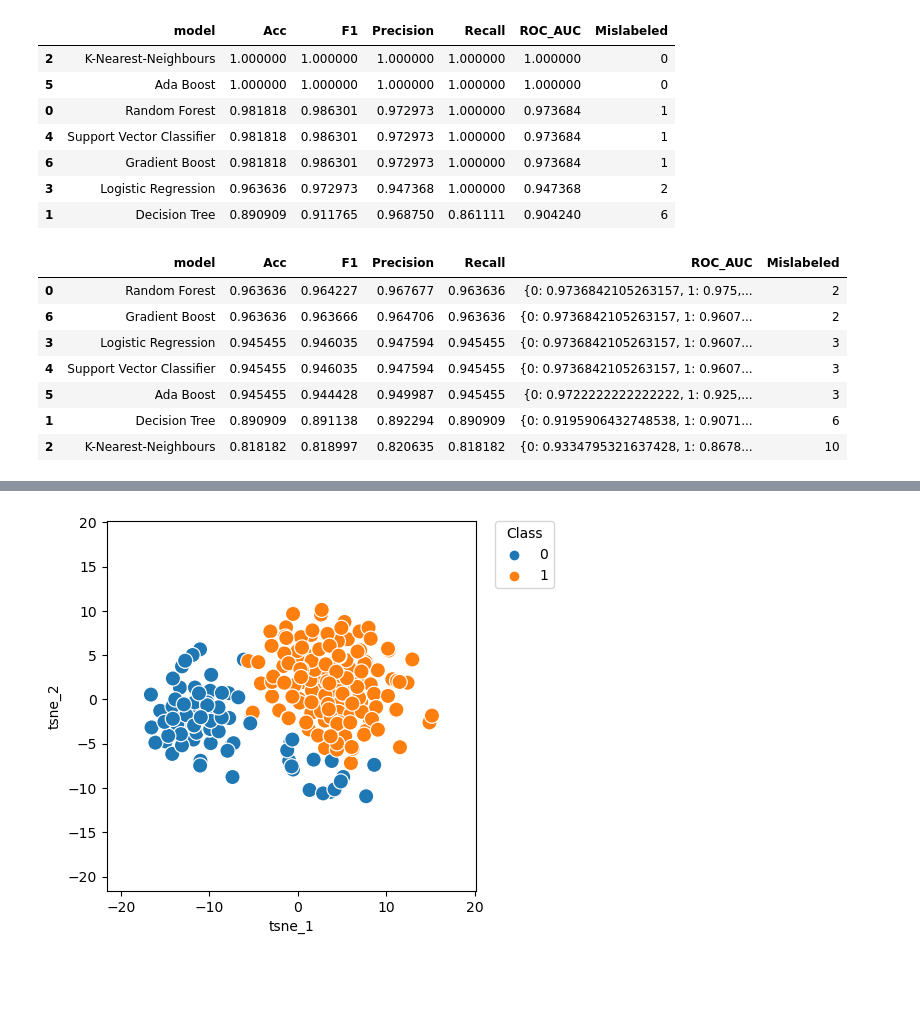
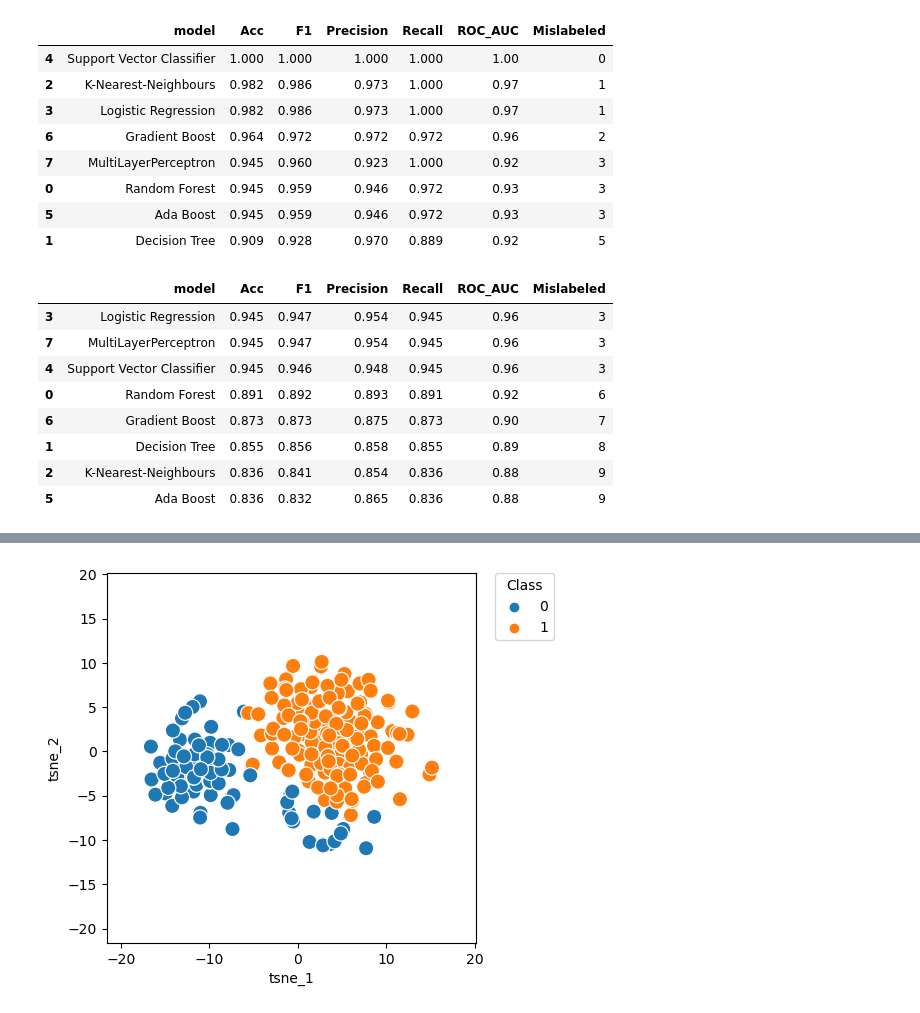
Before and after one commit to jakubpludowski/NAFLD-classifier, a Jupyter notebook: model.ipynb, the cells around one changed output, grey strips where cells are left out. Cells and saved outputs as stored; diff of their text form; code cells hidden in the pictures; blank space fills up the shorter version.

```diff
--- a/model.ipynb
+++ b/model.ipynb
@@ -176,33 +237,21 @@ GradientBoostingClassifier()
 # %%
-rf_model_cat = RandomForestClassifier(criterion= 'entropy',n_estimators=500, max_depth=7,max_features='sqrt')
-dt_model_cat = DecisionTreeClassifier(criterion='entropy', max_depth=6, max_features='sqrt', min_samples_leaf=2, min_samples_split=3)
-knn_model_cat = KNeighborsClassifier(algorithm='auto', leaf_size=2, n_neighbors=3, p=1, weights='uniform')
-log_model_cat = LogisticRegression(solver='saga',multi_class="ovr",max_iter=100, C=1, penalty='l2', l1_ratio=0.255)
+rf_model_cat = RandomForestClassifier(criterion= 'gini', n_estimators=200, max_depth=5,max_features='sqrt')
+dt_model_cat = DecisionTreeClassifier(criterion='entropy', max_depth=4, max_features=None, min_samples_leaf=9, min_samples_split=2)
+knn_model_cat = KNeighborsClassifier(algorithm='auto', leaf_size=2, n_neighbors=5, p=2, weights='uniform')
+log_model_cat = LogisticRegression(solver='saga',multi_class="ovr",max_iter=1000, C=1, penalty='elasticnet', l1_ratio=0.255)
 svc_model_cat = SVC(kernel='rbf', C=10, gamma=0.001)
-ada_model_cat = AdaBoostClassifier(n_estimators=64, learning_rate= 0.1)
+ada_model_cat = AdaBoostClassifier(n_estimators=118, learning_rate= 1)
 gb_model_cat = GradientBoostingClassifier(criterion='friedman_mse', learning_rate=1.0, loss='log_loss', min_samples_split=5, n_estimators=500)
+nn_model_cat = MLPClassifier(hidden_layer_sizes=(55, 37))
 # %%
-names = ["Random Forest", "Decision Tree", "K-Nearest-Neighbours", "Logistic Regression", "Support Vector Classifier", "Ada Boost", "Gradient Boost"]
+pca_global = True
+names = ["Random Forest", "Decision Tree", "K-Nearest-Neighbours", "Logistic Regression", "Support Vector Classifier", "Ada Boost", "Gradient Boost", "MultiLayerPerceptron"]
 
 test_size = 0.2
 multi_label_average_param = "weighted"
 
-models_bin = [rf_model_bin,dt_model_bin,knn_model_bin,log_model_bin,svc_model_bin,ada_model_bin,gb_model_bin]
+models_bin = [rf_model_bin,dt_model_bin,knn_model_bin,log_model_bin,svc_model_bin,ada_model_bin,gb_model_bin, nn_model_bin]
+models_cat = [rf_model_cat,dt_model_cat,knn_model_cat,log_model_cat,svc_model_cat,ada_model_cat,gb_model_cat, nn_model_cat]
 
-metrics_bin = []
-metrics_cat = []
-features_bin = []
-features_cat = []
-
-for model in models_bin:
-    metric, feature = check_model(model=model, data=data_bin, data_columns=data_bin.columns, test_size = test_size)
-    metrics_bin.append(metric)
-    features_bin.append(feature)
-
-
-models_cat = [rf_model_cat,dt_model_cat,knn_model_cat,log_model_cat,svc_model_cat,ada_model_cat,gb_model_cat]
-
-for model in models_cat:
-    metric, feature = check_model(model=model, data=data_cat, data_columns=data_bin.columns, test_size = test_size, binary=False, multi_label_average=multi_label_average_param)
-    metrics_cat.append(metric)
-    features_cat.append(feature)
+metrics_bin, features_bin = check_models(models=models_bin, data=data_bin, data_columns=data_bin.columns, test_size = test_size, pca=pca_global)
+metrics_cat, features_cat = check_models(models=models_cat, data=data_cat, data_columns=data_bin.columns, test_size = test_size, binary=False, multi_label_average=multi_label_average_param, pca=pca_global)
@@ -228,24 +272,26 @@ For model Gradient Boost the 5 most important features are: ['BMI', 'C12:0', 'C1
 results_bin = convert_metrics_to_dataframe(metrics_bin, names)
 results_cat = convert_metrics_to_dataframe(metrics_cat, names)
 # %%
-results_bin.sort_values(by = "F1", ascending=False)
+results_bin.sort_values(by = "F1", ascending=False).round(decimals=3)
 # %% [output]
 |  | model | Acc | F1 | Precision | Recall | ROC_AUC | Mislabeled |
-| 2 | K-Nearest-Neighbours | 1.000000 | 1.000000 | 1.000000 | 1.000000 | 1.000000 | 0 |
-| 5 | Ada Boost | 1.000000 | 1.000000 | 1.000000 | 1.000000 | 1.000000 | 0 |
-| 0 | Random Forest | 0.981818 | 0.986301 | 0.972973 | 1.000000 | 0.973684 | 1 |
-| 4 | Support Vector Classifier | 0.981818 | 0.986301 | 0.972973 | 1.000000 | 0.973684 | 1 |
-| 6 | Gradient Boost | 0.981818 | 0.986301 | 0.972973 | 1.000000 | 0.973684 | 1 |
-| 3 | Logistic Regression | 0.963636 | 0.972973 | 0.947368 | 1.000000 | 0.947368 | 2 |
-| 1 | Decision Tree | 0.890909 | 0.911765 | 0.968750 | 0.861111 | 0.904240 | 6 |
+| 4 | Support Vector Classifier | 1.000 | 1.000 | 1.000 | 1.000 | 1.00 | 0 |
+| 2 | K-Nearest-Neighbours | 0.982 | 0.986 | 0.973 | 1.000 | 0.97 | 1 |
+| 3 | Logistic Regression | 0.982 | 0.986 | 0.973 | 1.000 | 0.97 | 1 |
+| 6 | Gradient Boost | 0.964 | 0.972 | 0.972 | 0.972 | 0.96 | 2 |
+| 7 | MultiLayerPerceptron | 0.945 | 0.960 | 0.923 | 1.000 | 0.92 | 3 |
+| 0 | Random Forest | 0.945 | 0.959 | 0.946 | 0.972 | 0.93 | 3 |
+| 5 | Ada Boost | 0.945 | 0.959 | 0.946 | 0.972 | 0.93 | 3 |
+| 1 | Decision Tree | 0.909 | 0.928 | 0.970 | 0.889 | 0.92 | 5 |
 # %%
-results_cat.sort_values(by = "F1", ascending=False)
+results_cat.sort_values(by = "F1", ascending=False).round(decimals=3)
 # %% [output]
 |  | model | Acc | F1 | Precision | Recall | ROC_AUC | Mislabeled |
-| 0 | Random Forest | 0.963636 | 0.964227 | 0.967677 | 0.963636 | {0: 0.9736842105263157, 1: 0.975,... | 2 |
-| 6 | Gradient Boost | 0.963636 | 0.963666 | 0.964706 | 0.963636 | {0: 0.9736842105263157, 1: 0.9607... | 2 |
-| 3 | Logistic Regression | 0.945455 | 0.946035 | 0.947594 | 0.945455 | {0: 0.9736842105263157, 1: 0.9607... | 3 |
-| 4 | Support Vector Classifier | 0.945455 | 0.946035 | 0.947594 | 0.945455 | {0: 0.9736842105263157, 1: 0.9607... | 3 |
-| 5 | Ada Boost | 0.945455 | 0.944428 | 0.949987 | 0.945455 | {0: 0.9722222222222222, 1: 0.925,... | 3 |
-| 1 | Decision Tree | 0.890909 | 0.891138 | 0.892294 | 0.890909 | {0: 0.9195906432748538, 1: 0.9071... | 6 |
-| 2 | K-Nearest-Neighbours | 0.818182 | 0.818997 | 0.820635 | 0.818182 | {0: 0.9334795321637428, 1: 0.8678... | 10 |
+| 3 | Logistic Regression | 0.945 | 0.947 | 0.954 | 0.945 | 0.96 | 3 |
+| 7 | MultiLayerPerceptron | 0.945 | 0.947 | 0.954 | 0.945 | 0.96 | 3 |
+| 4 | Support Vector Classifier | 0.945 | 0.946 | 0.948 | 0.945 | 0.96 | 3 |
+| 0 | Random Forest | 0.891 | 0.892 | 0.893 | 0.891 | 0.92 | 6 |
+| 6 | Gradient Boost | 0.873 | 0.873 | 0.875 | 0.873 | 0.90 | 7 |
+| 1 | Decision Tree | 0.855 | 0.856 | 0.858 | 0.855 | 0.89 | 8 |
+| 2 | K-Nearest-Neighbours | 0.836 | 0.841 | 0.854 | 0.836 | 0.88 | 9 |
+| 5 | Ada Boost | 0.836 | 0.832 | 0.865 | 0.836 | 0.88 | 9 |
```
Also changed, not shown: parts of 12 cells of this notebook, 4 other files.
